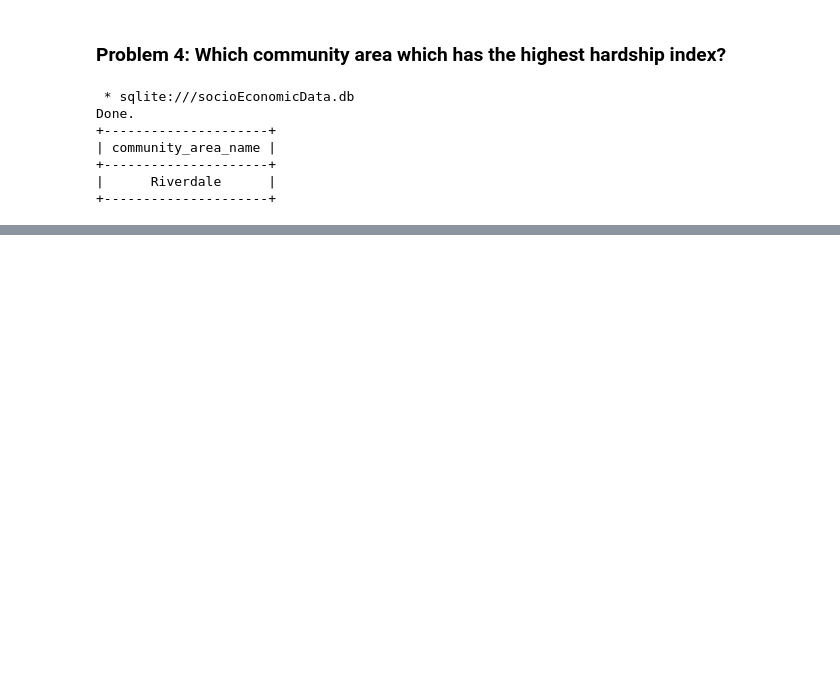
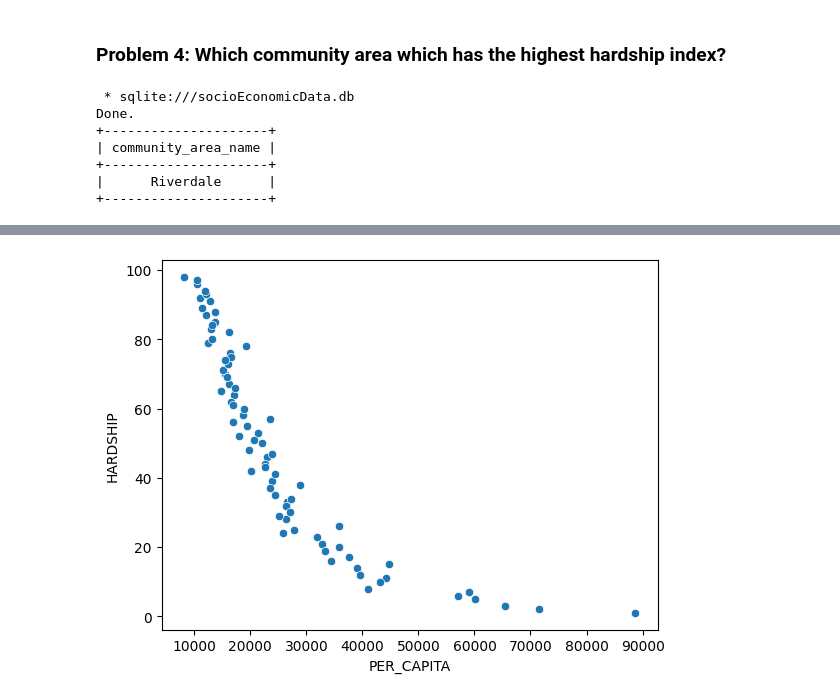
Before and after one commit to Hasan082/Data-Analysis, a Jupyter notebook: Socioeconomic Indicators in Chicago/socioEconomicData.ipynb, the cells around one changed output, grey strips where cells are left out. Drawn from its saved outputs; the diff is of its cells as text; code cells hidden in the pictures; blank space fills up the shorter version.

Commit message:
All problem solved with scatter and jopint plot showed uisng seaborn

```diff
--- a/Socioeconomic Indicators in Chicago/socioEconomicData.ipynb
+++ b/Socioeconomic Indicators in Chicago/socioEconomicData.ipynb
@@ -92,0 +111,4 @@ Done.
+# %%
+combined_data = %sql SELECT per_capita_income_ AS PER_CAPITA, hardship_index AS HARDSHIP FROM socioEconomicData;
+df = pd.DataFrame(combined_data)
+df.head()
@@ -92,0 +124,5 @@ Done.
+# %%
+import seaborn as sns
+plot = sns.scatterplot(x = 'PER_CAPITA', y = 'HARDSHIP', data = df)
+# %% [output]
+[figure, added]
```
Also changed, not shown: parts of 5 cells of this notebook, 1 other file.
